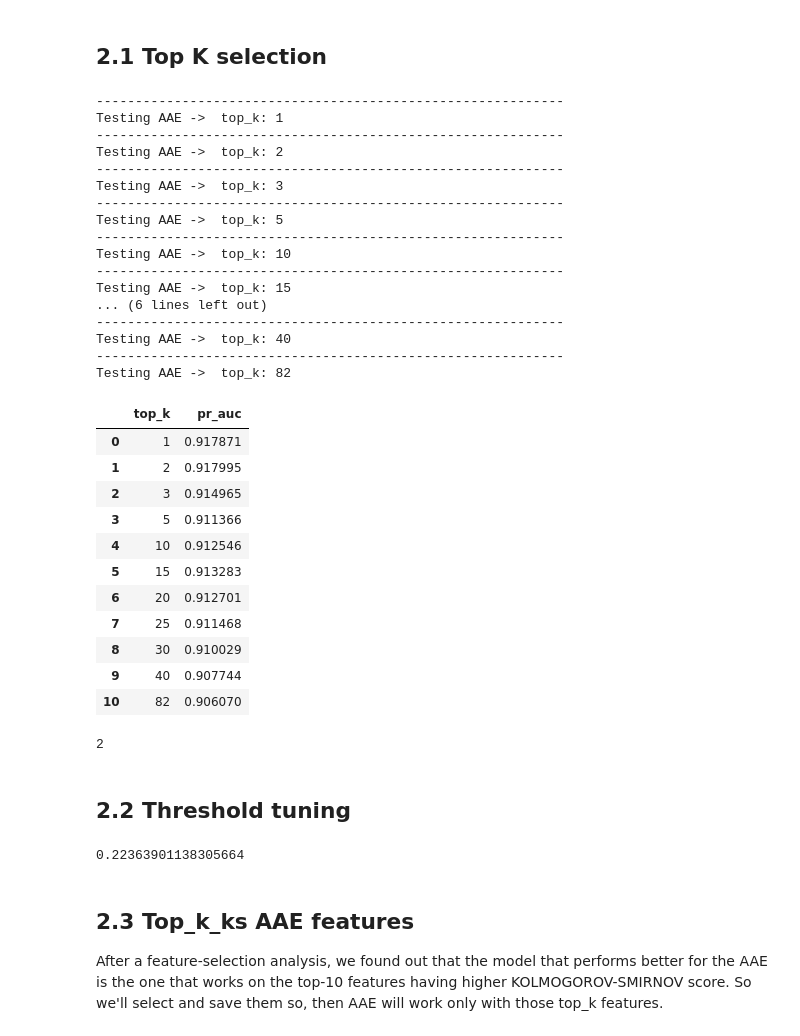
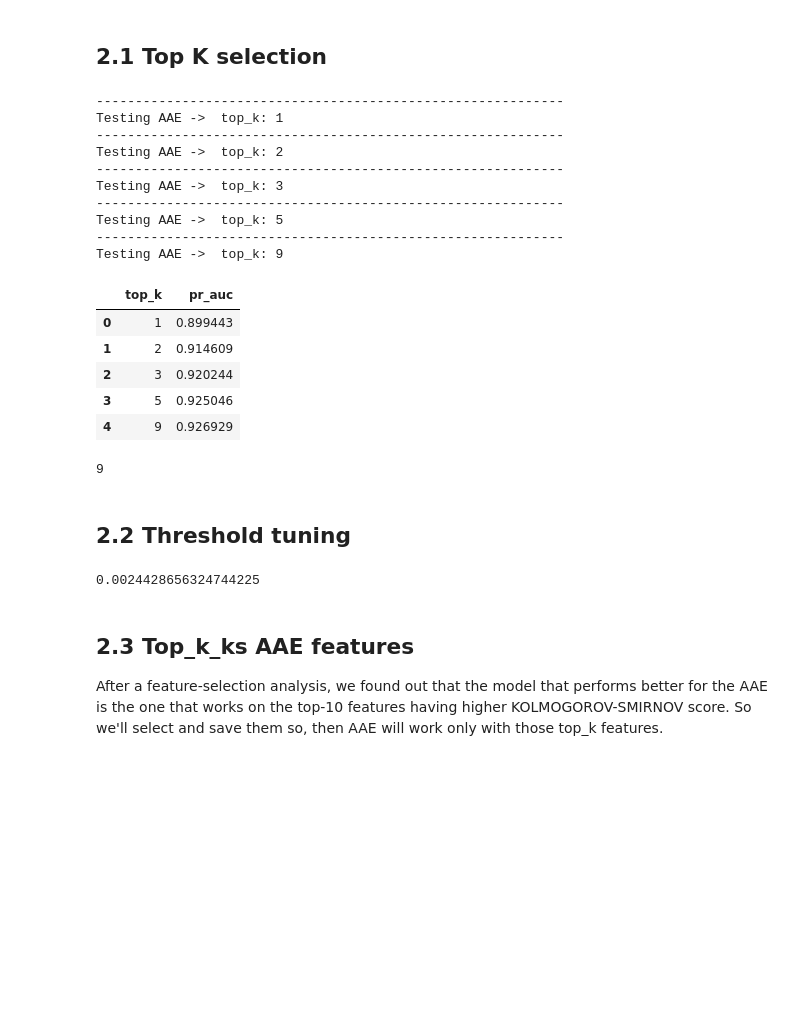
Before and after one commit to KleZeqaj/Industrial-Robot-AnomalyDetection, a Jupyter notebook: notebooks/validation.ipynb, the cells around one changed output. Saved outputs shown, nothing was run; the diff lists cells and outputs as text; code cells hidden in the pictures; blank space fills up the shorter version.

```diff
--- a/notebooks/validation.ipynb
+++ b/notebooks/validation.ipynb
@@ -201,7 +201,7 @@ print("x_test: ", splits.x_test.shape,  "y_test: ", splits.y_test.shape,  np.uni
 n_features_raw = splits.x_train.shape[1]
 print("Raw feature count:", n_features_raw)
 
-train_dataset, train_loader, val_loader, test_loader, _ = build_dataloaders(DATA_DIR, batch_size=BATCH_SIZE, seed=SEED)
+train_dataset, train_loader, val_loader, test_loader, _ = build_dataloaders(DATA_DIR, batch_size=BATCH_SIZE, filter=True, seed=SEED)
 x, y = train_dataset[0]
 input_dim = x.shape[0]
 # %% [output]
@@ -246,7 +246,7 @@ Feature-name file has one extra column. Assuming last entry is label and droppin
 ae = AE(input_dim, LATENT_DIM).to(DEVICE)
 ae.load_state_dict(torch.load(AE_MODEL_PATH, map_location=DEVICE))
 
-top_ks_to_test = [1, 2, 3, 5, 10, 15, 20, 25, 30, 40, input_dim]
+top_ks_to_test = [1, 2, 3, 5, 10, 15, 20, 25, 30, 38]
 results = []
 
 for k in top_ks_to_test:
@@ -343,56 +345,47 @@ _ = create_and_display_metrics_df(compute_pointwise_metrics(all_labels, all_pred
 # %%
 aae, outlier_estimator, fusion = load_checkpoint(AAE_FUSION_MODEL_PATH, device=DEVICE)
 
-top_ks_to_test = [1, 2, 3, 5, 10, 15, 20, 25, 30, 40, input_dim]
+train_dataset, train_loader, val_loader, test_loader, _ = build_dataloaders(DATA_DIR, batch_size=BATCH_SIZE, filter=True, filename="feature_selection_aae_ks_ranking.csv", seed=SEED)
+x, y = train_dataset[0]
+input_dim = x.shape[0]
+
+top_ks_to_test = [1, 2, 3, 5, input_dim]
 results = []
 
 for k in top_ks_to_test:
 
     print("-" * 60)
     print(f"Testing AAE ->  top_k: {k}")
 
     scores, labels = compute_reconstruction_error_scores(aae, val_loader, k)
     auc = compute_pr_auc(scores, labels)
 
     results.append({
         "top_k": k,
         "pr_auc": auc
     })
 
 df = create_and_display_metrics_df(results)
 best_aae_top_k = df.loc[df['pr_auc'].idxmax(), 'top_k'].item()
 best_aae_top_k
 # %% [output]
 ------------------------------------------------------------
 Testing AAE ->  top_k: 1
 ------------------------------------------------------------
 Testing AAE ->  top_k: 2
 ------------------------------------------------------------
 Testing AAE ->  top_k: 3
 ------------------------------------------------------------
 Testing AAE ->  top_k: 5
 ------------------------------------------------------------
-Testing AAE ->  top_k: 10
-------------------------------------------------------------
-Testing AAE ->  top_k: 15
-... (6 lines left out)
-------------------------------------------------------------
-Testing AAE ->  top_k: 40
-------------------------------------------------------------
-Testing AAE ->  top_k: 82
+Testing AAE ->  top_k: 9
 |  | top_k | pr_auc |
-| 0 | 1 | 0.917871 |
-| 1 | 2 | 0.917995 |
-| 2 | 3 | 0.914965 |
-| 3 | 5 | 0.911366 |
-| 4 | 10 | 0.912546 |
-| 5 | 15 | 0.913283 |
-| 6 | 20 | 0.912701 |
-| 7 | 25 | 0.911468 |
-| 8 | 30 | 0.910029 |
-| 9 | 40 | 0.907744 |
-| 10 | 82 | 0.906070 |
+| 0 | 1 | 0.899443 |
+| 1 | 2 | 0.914609 |
+| 2 | 3 | 0.920244 |
+| 3 | 5 | 0.925046 |
+| 4 | 9 | 0.926929 |
-2
+9
 # %% [markdown]
 ## 2.2 Threshold tuning
 # %%
@@ -410,7 +403,7 @@ best_idx = np.argmax(f1_scores)
 best_aae_threshold = thresolds[best_idx].item()
 best_aae_threshold
 # %% [output]
-0.22363901138305664
+0.0024428656324744225
 # %% [markdown]
 ## 2.3 Top_k_ks AAE features
 
```
Also changed, not shown: parts of 6 cells of this notebook, 6 other files.
